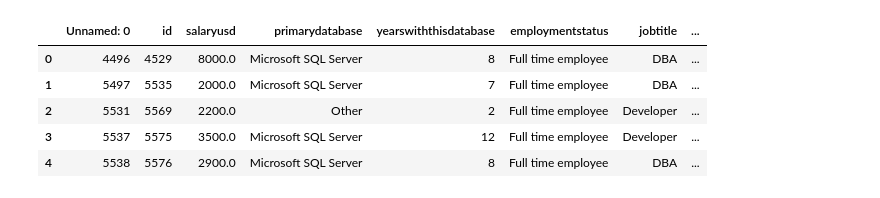
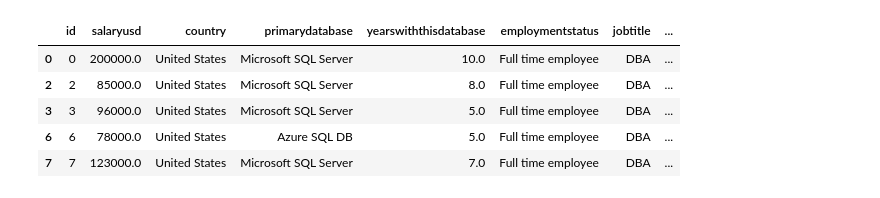
Before and after one commit to adrianavandeguchte/PredictYourSalary, a Jupyter notebook: notebooks/model_base.ipynb, the cells around one changed output. Cells and saved outputs as stored; diff of their text form; code cells hidden in the pictures.

```diff
--- a/notebooks/model_base.ipynb
+++ b/notebooks/model_base.ipynb
@@ -13,12 +15,15 @@ import pandas as pd
 import matplotlib.pyplot as plt
 # %%
 # import csv to df
-salary_df1 = pd.read_csv("../exported_data/salary_data1_new2.csv")
+salary_df1 = pd.read_csv("../exported_data/salary_data1.csv")
+
+del salary_df1["Unnamed: 0"]
+salary_df1 = salary_df1.dropna()
 salary_df1.head()
 # %% [output]
-|  | Unnamed: 0 | id | salaryusd | primarydatabase | yearswiththisdatabase | employmentstatus | jobtitle | ... |
-| 0 | 4496 | 4529 | 8000.0 | Microsoft SQL Server | 8 | Full time employee | DBA | ... |
-| 1 | 5497 | 5535 | 2000.0 | Microsoft SQL Server | 7 | Full time employee | DBA | ... |
-| 2 | 5531 | 5569 | 2200.0 | Other | 2 | Full time employee | Developer | ... |
-| 3 | 5537 | 5575 | 3500.0 | Microsoft SQL Server | 12 | Full time employee | Developer | ... |
-| 4 | 5538 | 5576 | 2900.0 | Microsoft SQL Server | 8 | Full time employee | DBA | ... |
+|  | id | salaryusd | country | primarydatabase | yearswiththisdatabase | employmentstatus | jobtitle | ... |
+| 0 | 0 | 200000.0 | United States | Microsoft SQL Server | 10.0 | Full time employee | DBA | ... |
+| 2 | 2 | 85000.0 | United States | Microsoft SQL Server | 8.0 | Full time employee | DBA | ... |
+| 3 | 3 | 96000.0 | United States | Microsoft SQL Server | 5.0 | Full time employee | DBA | ... |
+| 6 | 6 | 78000.0 | United States | Azure SQL DB | 5.0 | Full time employee | DBA | ... |
+| 7 | 7 | 123000.0 | United States | Microsoft SQL Server | 7.0 | Full time employee | DBA | ... |
```
Also changed, not shown: parts of 16 cells of this notebook, 3 other files.
